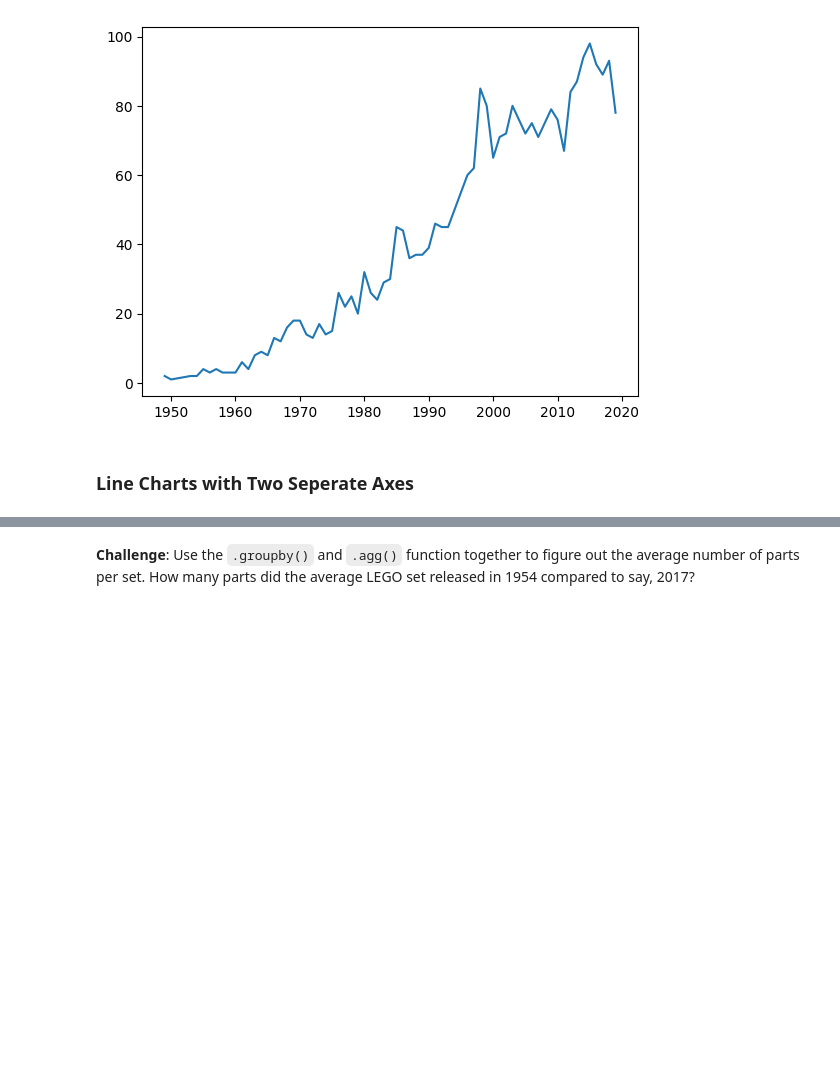
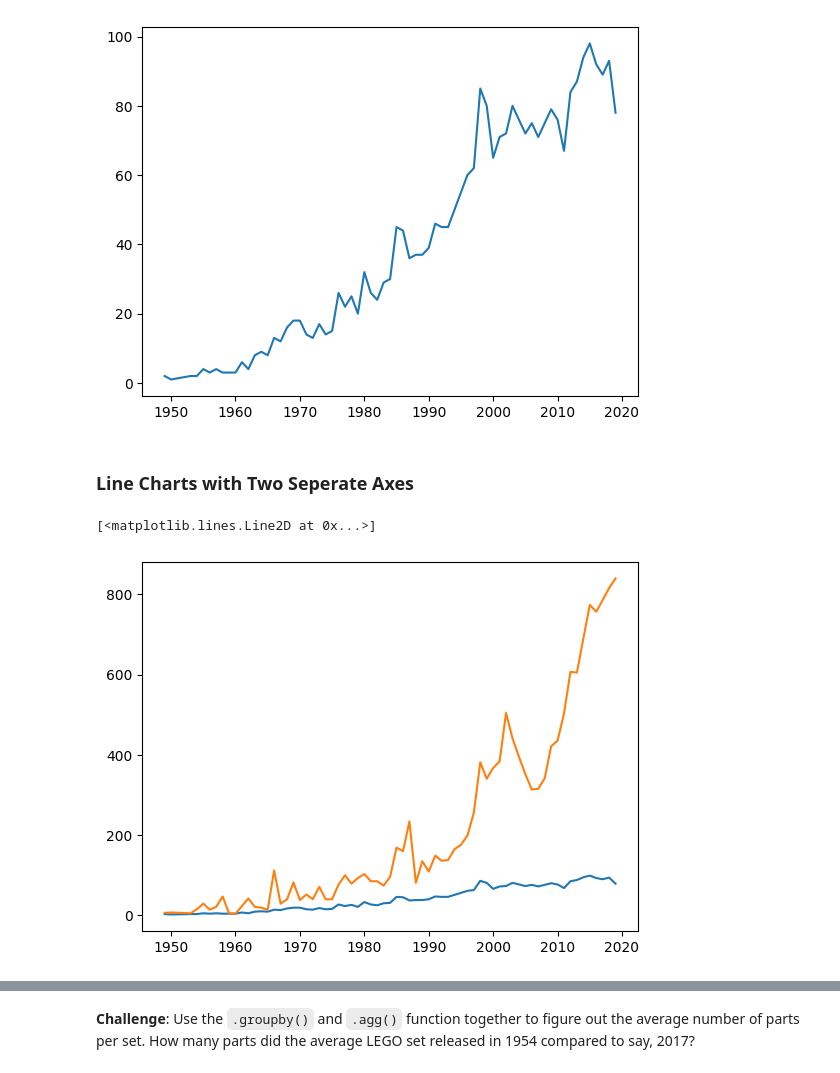
Before and after one commit to nipsalvin/Data-Science, a Jupyter notebook: LEGO Notebook and Data/Lego_Analysis_for_Course.ipynb, the cells around one changed output, grey strips where cells are left out. Saved outputs shown, nothing was run; the diff lists cells and outputs as text; code cells hidden in the pictures; blank space fills up the shorter version.

```diff
--- a/LEGO Notebook and Data/Lego_Analysis_for_Course.ipynb
+++ b/LEGO Notebook and Data/Lego_Analysis_for_Course.ipynb
@@ -264,3 +266,18 @@ plt.plot(
 [figure]
 # %% [markdown]
 ### Line Charts with Two Seperate Axes
+# %%
+# Method 1 of a Line chart with 2 Axes
+
+plt.plot(
+    themes_by_year.index[:-2],
+    themes_by_year.nr_themes[:-2],
+)
+
+plt.plot(
+    sets_by_year.index[:-2],
+    sets_by_year.set_num[:-2],
+)
+# %% [output]
+[<matplotlib.lines.Line2D at 0x...>]
+[figure, added]
```
Also changed, not shown: parts of 11 cells of this notebook.
